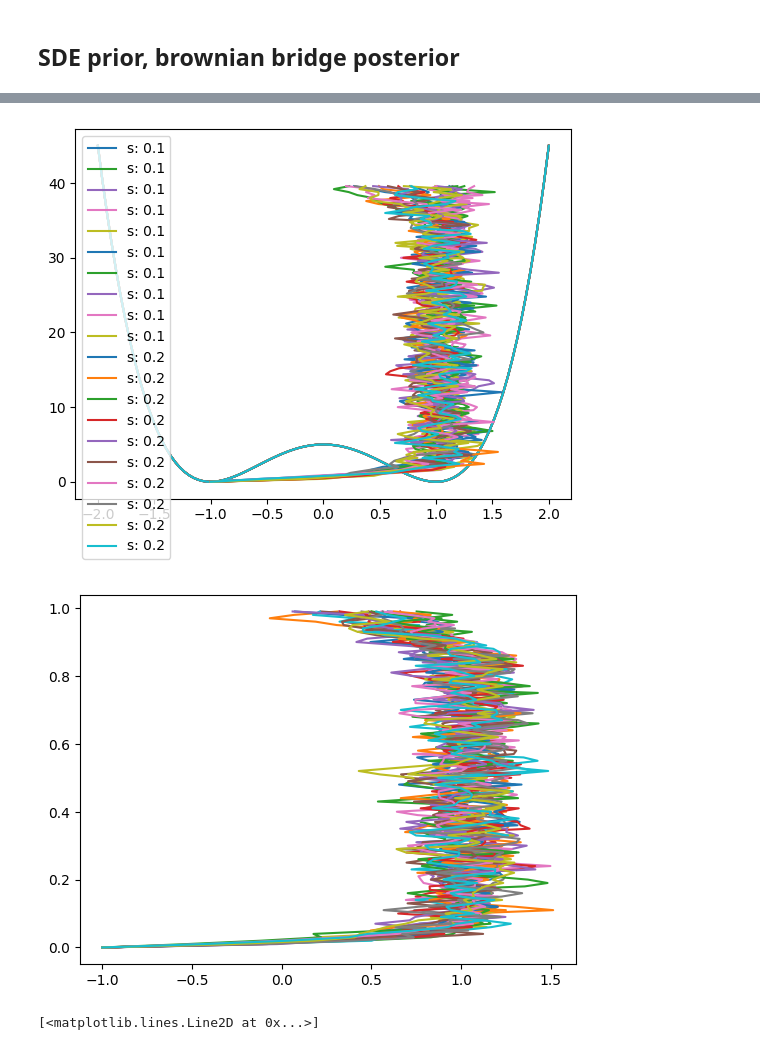
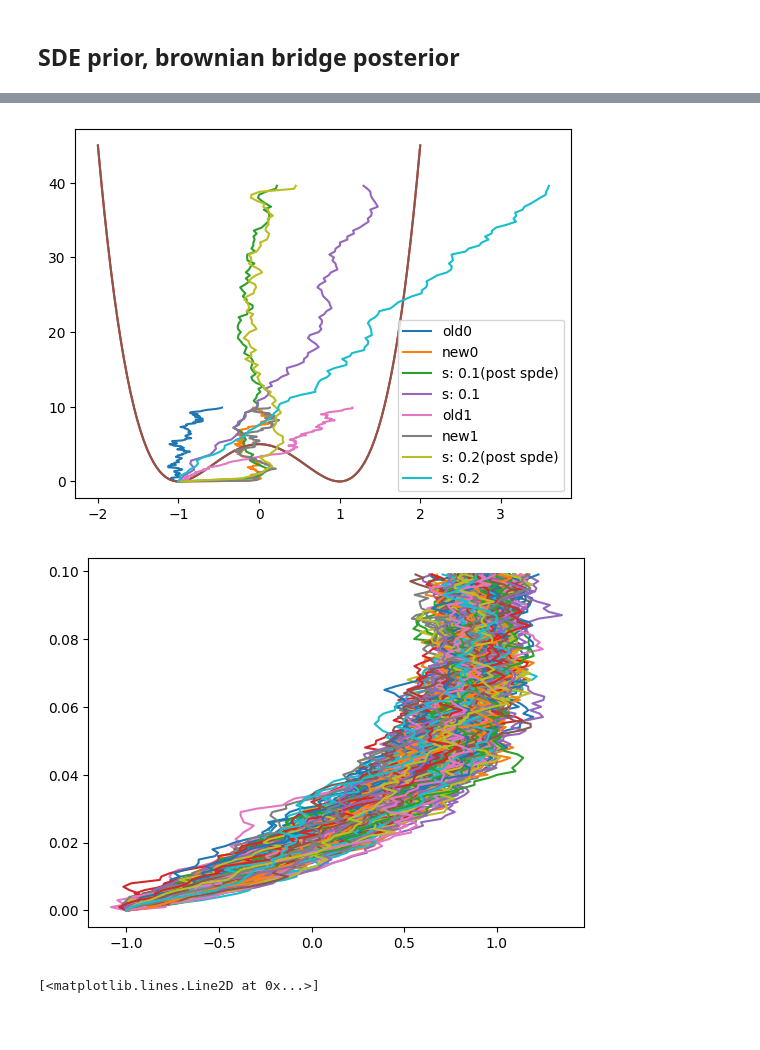
Before and after one commit to reubenharry/path_sampling, a Jupyter notebook: src/path_sampling_nb.ipynb, the cells around one changed output, grey strips where cells are left out. Cells and saved outputs as stored; diff of their text form; code cells hidden in the pictures; blank space fills up the shorter version.

```diff
--- a/src/path_sampling_nb.ipynb
+++ b/src/path_sampling_nb.ipynb
@@ -155,6 +155,7 @@ for i, s in enumerate(schedule):
 
     # update b -> b + dbds
     dbds, A = update(
+        V=make_double_well_potential(v=5.0),
         uref=b, # lambda x, t : jnp.array([0.0]),
         J=lambda x,y: (1/0.1**2)*(x[-1,0]- 1)**2,
         dbds=dbds,
@@ -165,7 +166,7 @@ for i, s in enumerate(schedule):
         # I=I_UREF_TPS,
         prior='sde_prior',
         A=A,
-        refine=True
+        refine=False
     )
 
 # potential(jnp.array([0.0]))
@@ -265,30 +263,40 @@ Array(-120.54646, dtype=float32)
 # %%
 key = jax.random.key(0)
 # b = uref # initialize b as uref
-# schedule = [0.1, 0.2, 0.3, 0.4, 0.5, 0.6, 0.7, 0.8, 0.9, 1.0]
-schedule = [0.1,0.2]
-dbds = MLP([3,20,20,1], key=jax.random.key(0))
+# schedule = [0.2,0.4,0.6,0.8,1.0] # , 0.2, 0.3, 0.4, 0.5, 0.6, 0.7, 0.8, 0.9, 1.0]
+# schedule = [0.2, 0.4, 0.6, 0.8, 1.0]
+schedule = [0.1, 0.2]
+# schedule = [0.1]
+# schedule = [0.01, 0.02]
 
 
-b = lambda x,t: 0.0
+hyperparams={'dt': 0.001, 'num_steps': 100, 'num_training_steps' : 1000, 'batch_size' : 200}
+
+# b = lambda x, t: -jax.grad(make_double_well_potential(v=5.0))(x)
+b = lambda x, t: 0.0
 A = 0
+dbds = MLP([3,20,20,1], key=jax.random.key(1))
 for i, s in enumerate(schedule):
+
+
 
     key = jax.random.fold_in(key, i)
 
     # update b -> b + dbds
     b, A = update_non_amortized(
-        V=lambda x: 0.,
+        # V=make_double_well_potential(v=5.0),
+        V=lambda x: 0.0,
         b=b, # lambda x, t : jnp.array([0.0]),
         J=lambda x,y: (1/0.1**2)*(x[-1,0]- 1)**2,
         dbds=dbds,
-        hyperparams={'dt': 0.01, 'num_steps': 100, 'num_training_steps' : 10000, 'batch_size' :200},
+        hyperparams=hyperparams,
         key=key,
         schedule=schedule,
-        prior=None,
+        i=i,
+        # I=I_UREF_TPS,
+        prior='sde_prior',
         A=A,
-        i=i,
-        refine=False
+        refine=True
     )
 
 # potential(jnp.array([0.0]))
@@ -305,4 +313,4 @@ Test loss is 1090.9437255859375
-[figure, old version]
+[figure, new version]
 # %%
 from path_sampling import make_b
 
@@ -330,7 +337,7 @@ num_steps=hyperparams['num_steps']))(jax.random.split(path_key, hyperparams['bat
 for path in xs:
     plt.plot(path, times[0])
 # %% [output]
-[figure, old version]
+[figure, new version]
 # %%
 # estimate marginals
 from path_sampling import make_double_well_potential, sample_sde
```
Also changed, not shown: parts of 4 cells of this notebook, 3 other files.
